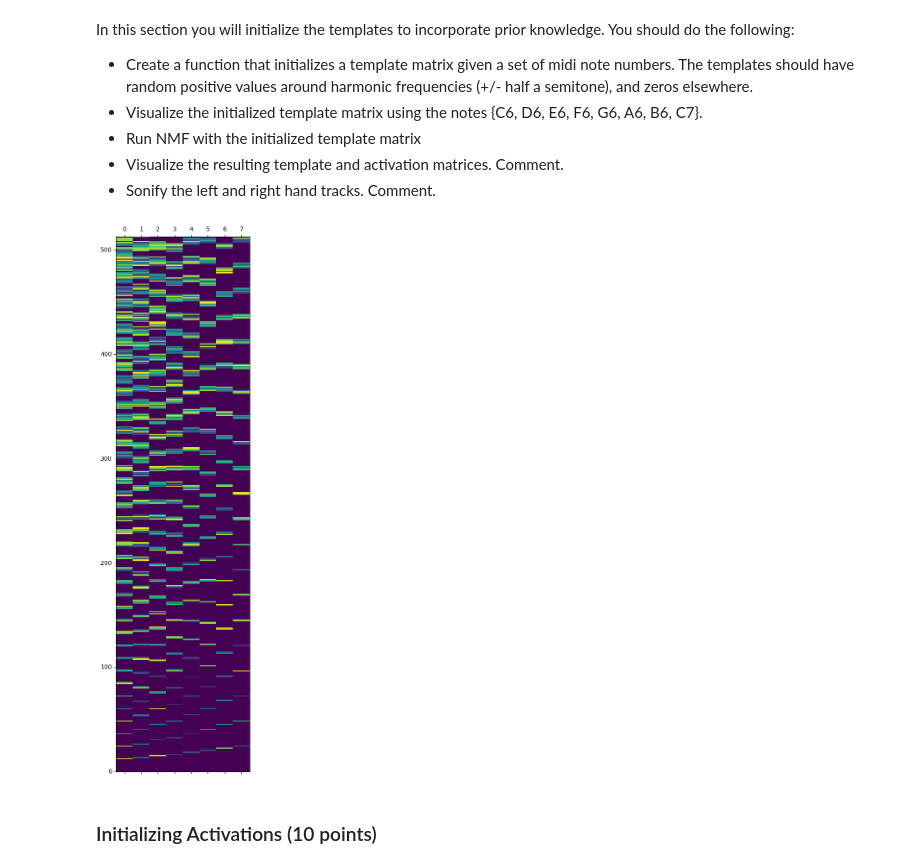
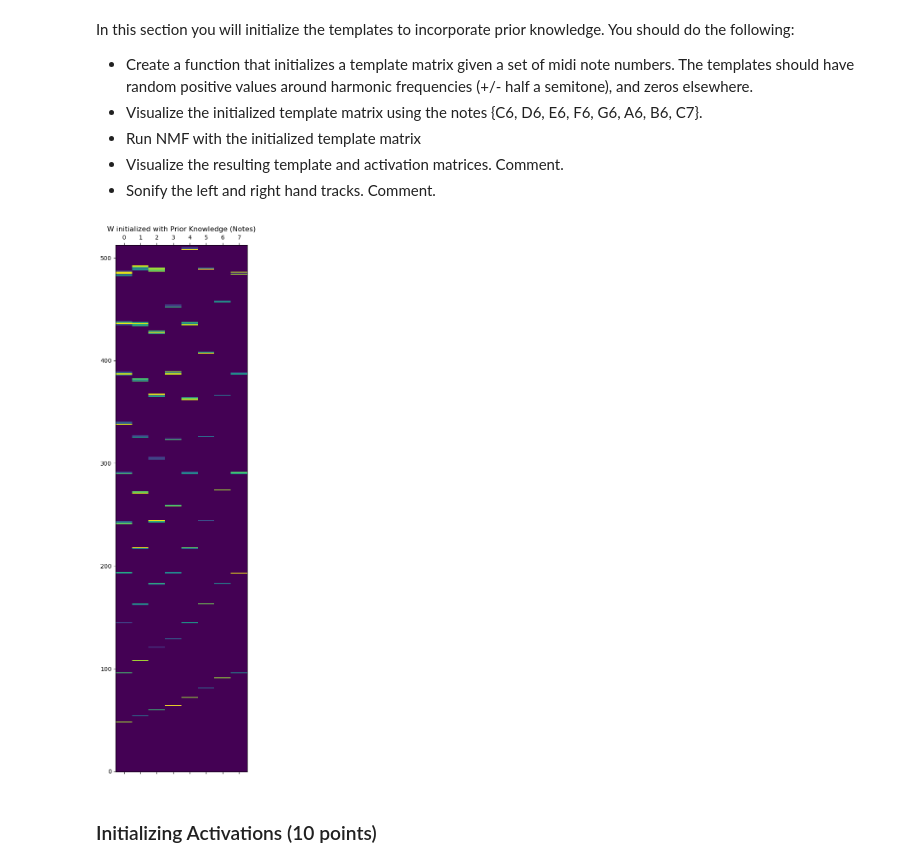
Before and after one commit to rafael-burger/E207-HW8, a Jupyter notebook: hw8.ipynb, the cells around one changed output. Saved outputs shown, nothing was run; the diff lists cells and outputs as text; code cells hidden in the pictures.

```diff
--- a/hw8.ipynb
+++ b/hw8.ipynb
@@ -182,18 +200,19 @@ In this section you will initialize the templates to incorporate prior knowledge
 
 # define helper function to convert frequency to corresponding frequency bin
 
+ENSURE_NONZERO = 0.1 # add this to randomly generated quantities to ensure they are nonzero
 
 def getFreqBin(f, N, fs):
     return int(f * N/ fs)
 
 # define function to create column of W(0) for a given note frequency
-def calcTemplate(f0, K, N = 1024, f_margin = 3, fs = 22050):
+def calcTemplate(f0, K, N = 1024, f_margin = 5, fs = 22050):
 
     init_val = 1 # initial value to populate nonzero entries with
 
     if f0 == 0: # percussive template case
 
-        template = np.random.random_sample((K,)) + 0.1
+        template = np.random.random_sample((K,)) + ENSURE_NONZERO # add 0.01 to avoid the possibility of a zero
 
     else: # note template case
 
@@ -204,7 +223,6 @@ def calcTemplate(f0, K, N = 1024, f_margin = 3, fs = 22050):
         f_low = f_i- harmonic_num * f_margin # create high and low boundaries to set nonzero to account for note tuning inaccuracies
         f_high = f_i + harmonic_num * f_margin
         k_low = getFreqBin(f_low, N=N, fs = fs)  # compute the STFT frequency bin indices corresponding to the low and high frequency limits
-        k_true = getFreqBin(f_i, N = N, fs = fs)
         k_high = getFreqBin(f_high, N=N, fs = fs)
 
         while k_low < K:    # as long as k_low in range, add the next harmonic
@@ -219,7 +237,7 @@ def calcTemplate(f0, K, N = 1024, f_margin = 3, fs = 22050):
                 k_high = k_low + 1
 
 
-            template[k_low:k_high] = np.random.random_sample((int(k_high-k_low),)) + 0.1 # assign initialization value to the frequency bins surrounding the current harmonic
+            template[k_low:k_high] = np.random.random_sample((int(k_high-k_low),)) + ENSURE_NONZERO # assign initialization value to the frequency bins surrounding the current harmonic
 
             harmonic_num = harmonic_num + 1             # increment harmonic counter
             f_i = harmonic_num * f0                     # compute frequency of next harmonic
@@ -229,19 +247,23 @@ def calcTemplate(f0, K, N = 1024, f_margin = 3, fs = 22050):
             k_high = getFreqBin(f_high, N=N, fs = fs)
 
     return template
+
+def calcTemplates(f0_list, K, R):
+    W_init = np.zeros((K,R))
+    for i in range(R):
+        W_init[:,i] = calcTemplate(f0 = f0_list[i], K = K)
+    return W_init
 # %%
 # define list of note frequencies [C4, D4, ... ,B4, C5]
-f0_list = np.array([261.63, 293.66, 329.63, 349.23, 392.00, 440.00, 493.88, 523.25])
+f0_list = np.array([1046.5, 1174.66, 1318.51, 1396.91, 1567.98, 1760.00, 1975.53, 2093.00])
 
-W_prior_init = np.zeros((K, R))
+W2_init = calcTemplates(f0_list = f0_list, K = K, R = R)
 
-for i in range(R):
-    W_prior_init[:, i] = calcTemplate(f0 = f0_list[i], K = K)
-
-plt.matshow(W_prior_init, aspect = 'auto', origin = 'lower')
+plt.matshow(W2_init, aspect = 'auto', origin = 'lower')
+plt.title("W initialized with Prior Knowledge (Notes)")
 plt.show()
 # %% [output]
-[figure, old version]
+[figure, new version]
 # %% [markdown]
 ### Initializing Activations (10 points)
 # %% [markdown]
```
Also changed, not shown: parts of 34 cells of this notebook, 14 other files.
